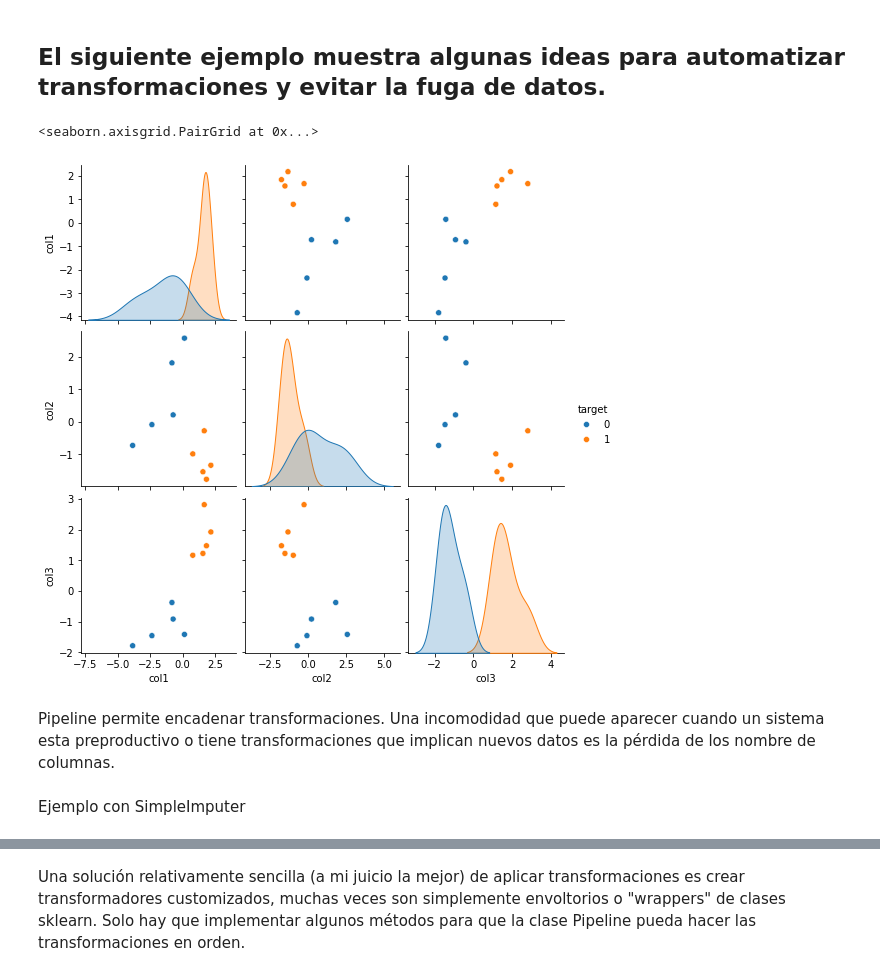
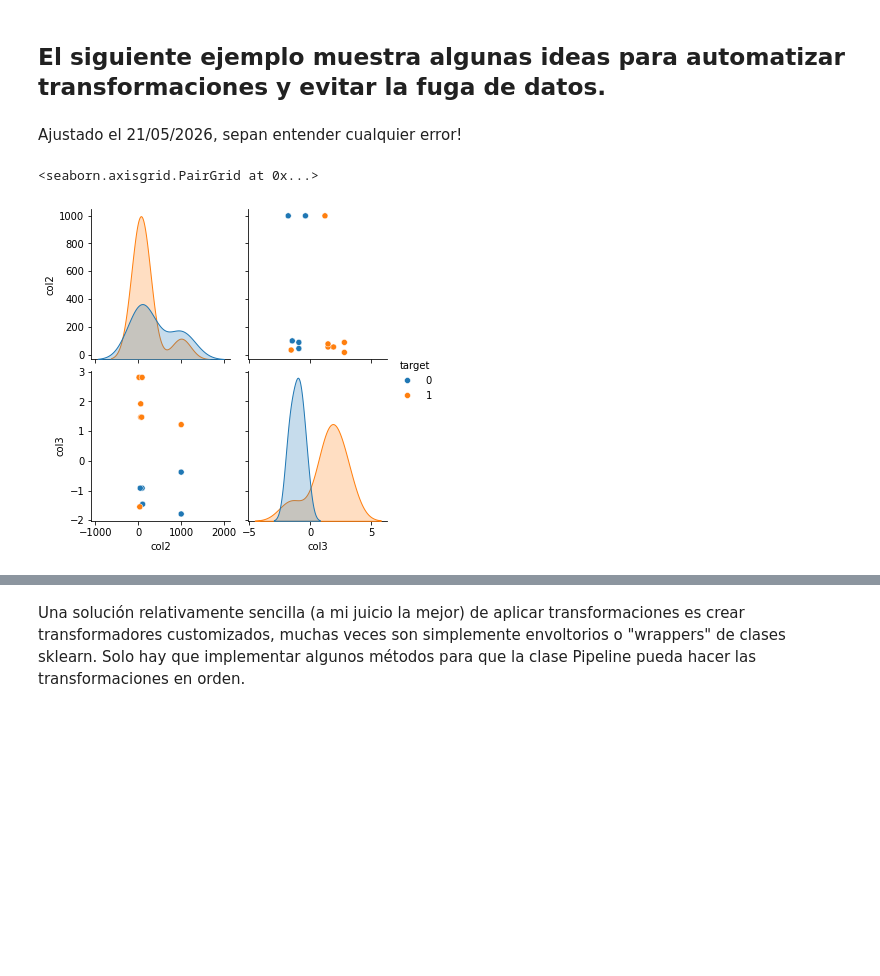
Before and after one commit to PabloSoligo2014/3670-UNLaM-CD, a Jupyter notebook: 07_Productivity/05_CustomTransformations.ipynb, the cells around one changed output, grey strips where cells are left out. Saved outputs shown, nothing was run; the diff lists cells and outputs as text; code cells hidden in the pictures; blank space fills up the shorter version.

```diff
--- a/07_Productivity/05_CustomTransformations.ipynb
+++ b/07_Productivity/05_CustomTransformations.ipynb
@@ -1,5 +1,7 @@
 # %% [markdown]
 ## El siguiente ejemplo muestra algunas ideas para automatizar transformaciones y evitar la fuga de datos.
+# %% [markdown]
+Ajustado el 21/05/2026, sepan entender cualquier error!
 # %%
 import pandas as pd
 import numpy as np
@@ -25,12 +27,12 @@ class Plantilla(BaseEstimator, TransformerMixin):
     def transform(self, X):
         return None
 # %%
-df = pd.DataFrame({"col1":[-0.73,-2.36, 2.17, 0.14, -0.82, 1.83,  1.66, -3.84,  0.78 ,  1.56],
-                   "col2":[ 0.21, -0.089 , -1.34,  2.57,  1.81, -1.77, -0.28, -0.73, -0.99, -1.54],
-                   "col3":[-0.92, -1.46,  1.92 , -1.42 , -0.38, 1.47,  2.81, -1.79,  1.16,  1.22],
-                   "cat":["B", "B", "M", "B", "B", "M", "M", "B", "M", "M"],
-                   "target":[0, 0, 1, 0, 0, 1, 1, 0, 1, 1]})
+df = pd.DataFrame({"col1":[33, 99, 55, 99, 999, 55,  "16", 999,  33, 999, 44, 55, 88, 55],
+                   "col2":[88, 99, 55, 99, 999, 55,  16, 999,  91, 999, 44, 77, 88, 33],
+                   "col3":[-0.92, -1.46,  1.92 , np.nan , -0.38, 1.47,  2.81, -1.79, np.nan,  1.22, -0.92, 1.47,  2.81, -1.55],
+                   "cat":  ["B", "B", "M", "B", "B", "M", "M", "B", "M", "M", "B", "M", "M", "B"],
+                   "target":[0,   0,   1,   0,   0,   1,   1,   0,   1,   1,   0,   1,   1,   1]})
 sns.pairplot(df[["col1", "col2", "col3", "target"]], hue='target')
 # %% [output]
 <seaborn.axisgrid.PairGrid at 0x...>
-[figure, old version]
+[figure, new version]
@@ -47,4 +38,0 @@ X_train, X_test, y_train, y_test = train_test_split(X, y, random_state=3, test_s
-# %% [markdown]
-Pipeline permite encadenar transformaciones. Una incomodidad que puede aparecer cuando un sistema esta preproductivo o tiene transformaciones que implican nuevos datos es la pérdida de los nombre de columnas.
-# %% [markdown]
-Ejemplo con SimpleImputer
```
Also changed, not shown: parts of 29 cells of this notebook, 6 other files.
